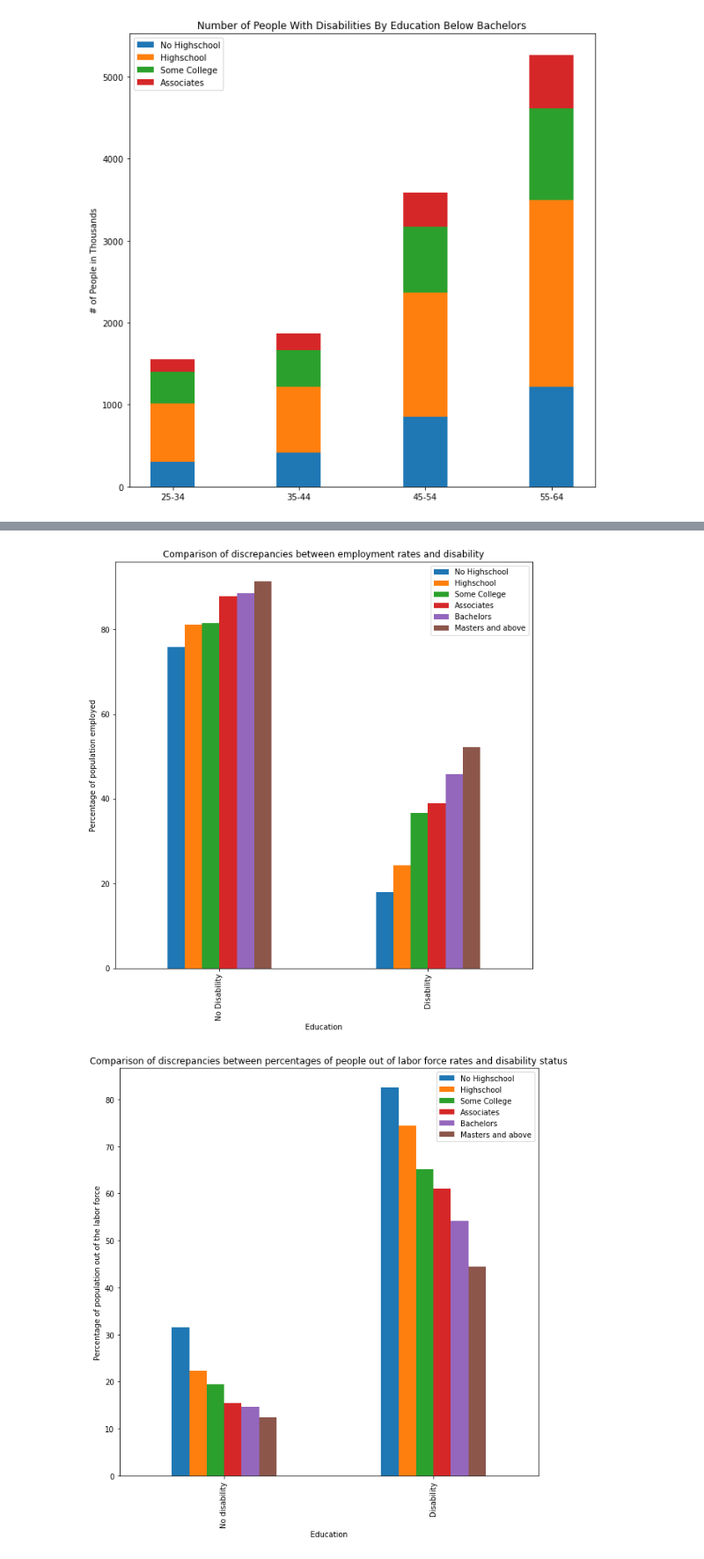
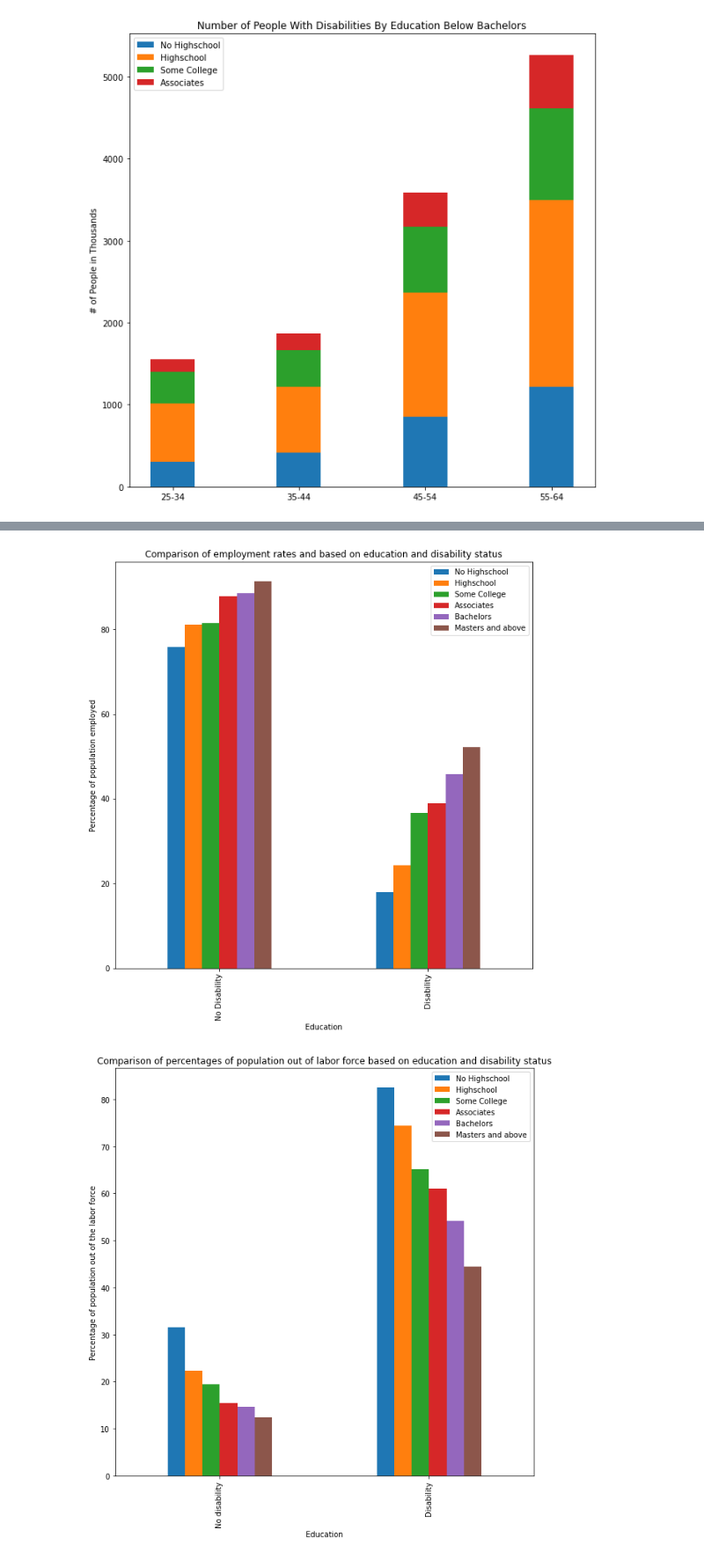
Before and after one commit to RaphaelAllusson/Disability-Research, a Jupyter notebook: Notebooks/analyzing_employment_and_education_data.ipynb, the cells around one changed output, grey strips where cells are left out. Shown: that part at 88% size. Saved outputs shown, nothing was run; the diff lists cells and outputs as text; code cells hidden in the pictures.

```diff
--- a/Notebooks/analyzing_employment_and_education_data.ipynb
+++ b/Notebooks/analyzing_employment_and_education_data.ipynb
@@ -532,24 +553,24 @@ data=[["No Disability",75.8, 81.1, 81.5, 87.9, 88.6, 91.4],
 df=pd.DataFrame(data,columns=["Education","No Highschool","Highschool","Some College", "Associates", "Bachelors", "Masters and above"])
 df.plot(x="Education", y=["No Highschool","Highschool","Some College", "Associates", "Bachelors", "Masters and above"], kind="bar",figsize=(10,10))
 plt.ylabel('Percentage of population employed')
-plt.title('Comparison of discrepancies between employment rates and disability')
+plt.title('Comparison of employment rates and based on education and disability status')
 plt.figsize = (20, 20)
 plt.show()
 # %% [output]
-[figure, old version]
+[figure, new version]
 # %%
 data=[["No disability", 31.6, 22.3, 19.4, 15.4, 14.6, 12.4],
       ["Disability", 82.5, 74.4, 65.2, 61.1, 54.1, 44.5],
      ]
 
 df=pd.DataFrame(data,columns=["Education","No Highschool","Highschool","Some College", "Associates", "Bachelors", "Masters and above"])
 df.plot(x="Education", y=["No Highschool","Highschool","Some College", "Associates", "Bachelors", "Masters and above"], kind="bar",figsize=(10,10))
 plt.ylabel('Percentage of population out of the labor force')
-plt.title('Comparison of discrepancies between percentages of people out of labor force rates and disability status')
+plt.title('Comparison of percentages of population out of labor force based on education and disability status')
 plt.figsize = (20, 20)
 plt.show()
 # %% [output]
-[figure, old version]
+[figure, new version]
 # %%
 data=[["No Disability", 64, 5.3, 30.7],
       ["Disability", 17.6, 2.7, 79.6]
```
Also changed, not shown: parts of 9 cells of this notebook.
